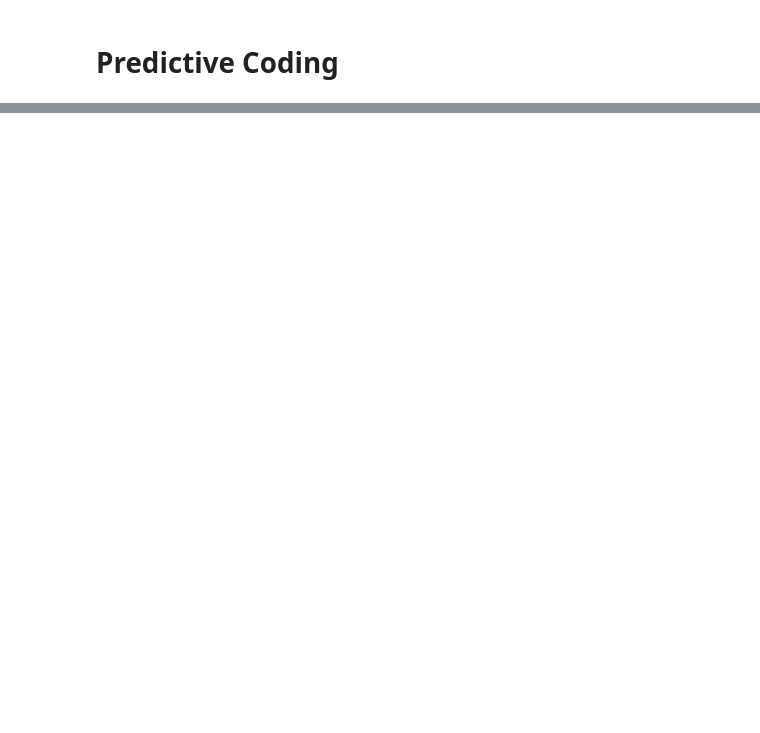
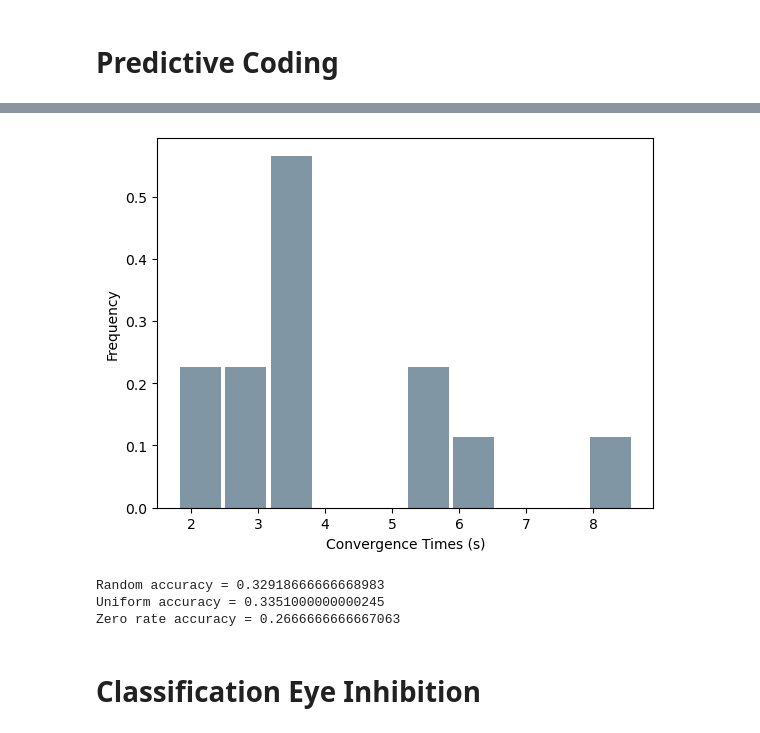
Before and after one commit to jorchard/pc_nengo, a Jupyter notebook: predictive_coding.ipynb, the cells around one changed output, grey strips where cells are left out. Drawn from its saved outputs; the diff is of its cells as text; code cells hidden in the pictures; blank space fills up the shorter version.

```diff
--- a/predictive_coding.ipynb
+++ b/predictive_coding.ipynb
@@ -32,0 +245,32 @@ x_train, x_test, y_train, y_test = train_test_split(x_data, y_data, test_size=0.
+# %%
+t_plot = []
+for time in eq_times:
+    if not np.isinf(time):
+        t_plot.append(time)
+t_plot = np.array(t_plot)
+
+plt.figure()
+plt.hist(t_plot, bins=10, density=True, rwidth=0.9, alpha=0.8, color='#607c8e')
+
+plt.xlabel("Convergence Times (s)")
+plt.ylabel("Frequency")
+plt.show()
+# %% [output]
+[figure, added]
+# %%
+#what is the baseline test accuracy of classifiers?
+
+base = BaselineClassifier()
+base.fit(x_train, y_train)
+
+random_acc, uniform_acc, zero_acc = base.empirical_accuracy(x_test, y_test, N=10000)
+
+print(f"Random accuracy = {random_acc}")
+print(f"Uniform accuracy = {uniform_acc}")
+print(f"Zero rate accuracy = {zero_acc}")
+# %% [output]
+Random accuracy = 0.32918666666668983
+Uniform accuracy = 0.3351000000000245
+Zero rate accuracy = 0.2666666666667063
+# %% [markdown]
+# Classification Eye Inhibition
```
Also changed, not shown: parts of 35 cells of this notebook, 3 other files.
